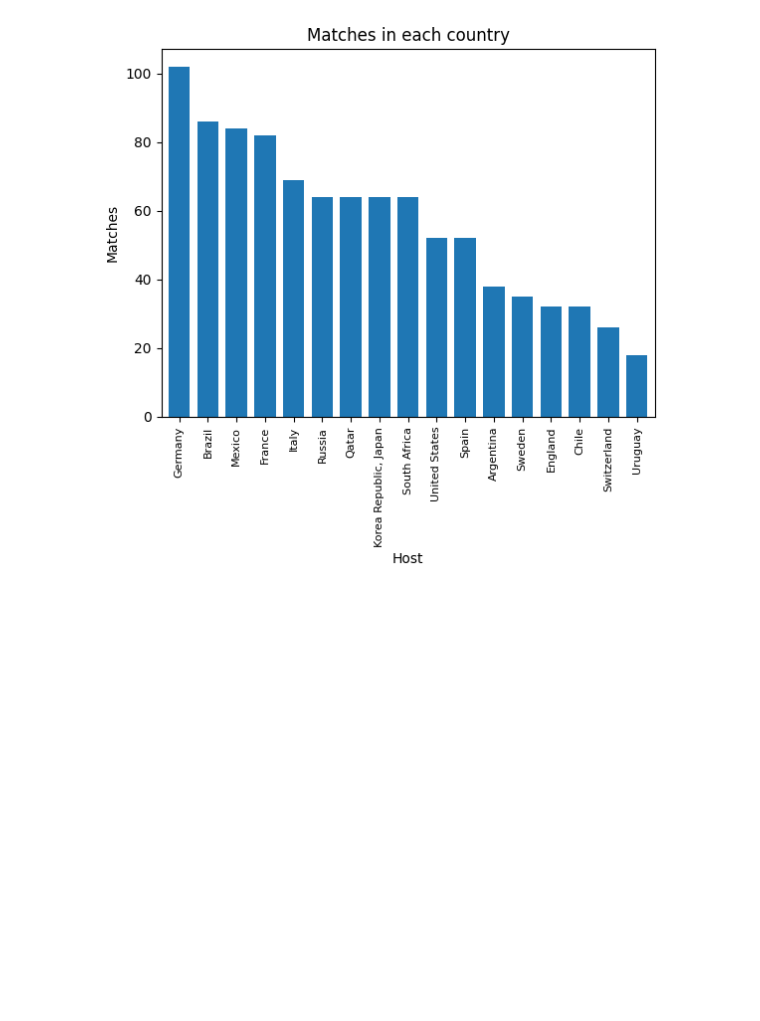
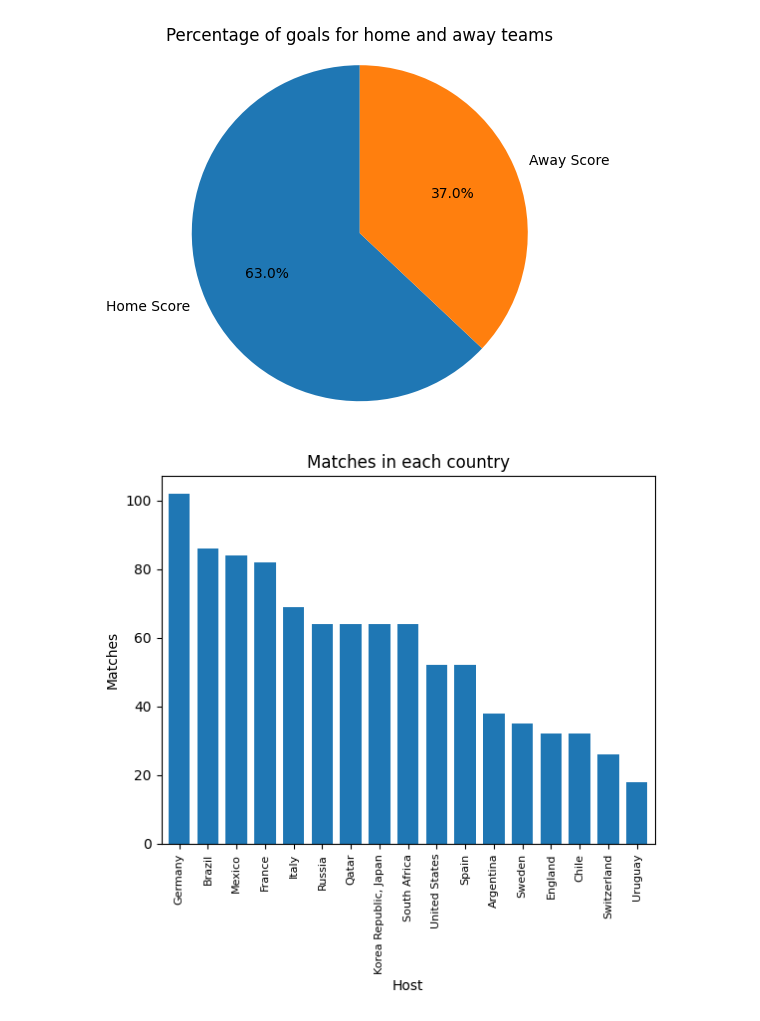
Before and after one commit to ahmedhussein74/worldCup, a Jupyter notebook: worldCup.ipynb, the cells around one changed output. Saved outputs shown, nothing was run; the diff lists cells and outputs as text; code cells hidden in the pictures; blank space fills up the shorter version.

Commit message:
pie chart for home and away goals

```diff
--- a/worldCup.ipynb
+++ b/worldCup.ipynb
@@ -12,6 +12,15 @@ data.head()
 | 2 | France | Morocco | 2 | 0 | Didier Deschamps | Hoalid Regragui | 68294 | Al Bayt Stadium, Al Khor | ... |
 | 3 | Argentina | Croatia | 3 | 0 | Lionel Scaloni | Zlatko Dalić | 88966 | Lusail Iconic Stadium, Lusail | ... |
 | 4 | Morocco | Portugal | 1 | 0 | Hoalid Regragui | Fernando Santos | 44198 | Al Thumama Stadium, ath-Thumāma | ... |
+# %%
+score = [data["home_score"].sum(), data["away_score"].sum()]
+
+plt.pie(score, labels=["Home Score", "Away Score"], autopct="%1.1f%%", startangle=90)
+plt.title("Percentage of goals for home and away teams")
+plt.axis("equal")
+plt.show()
+# %% [output]
+[figure, added]
 # %%
 data["Host"].value_counts().plot(kind="bar", stacked=True, width=0.75)
 plt.xticks(fontsize=8)
```
